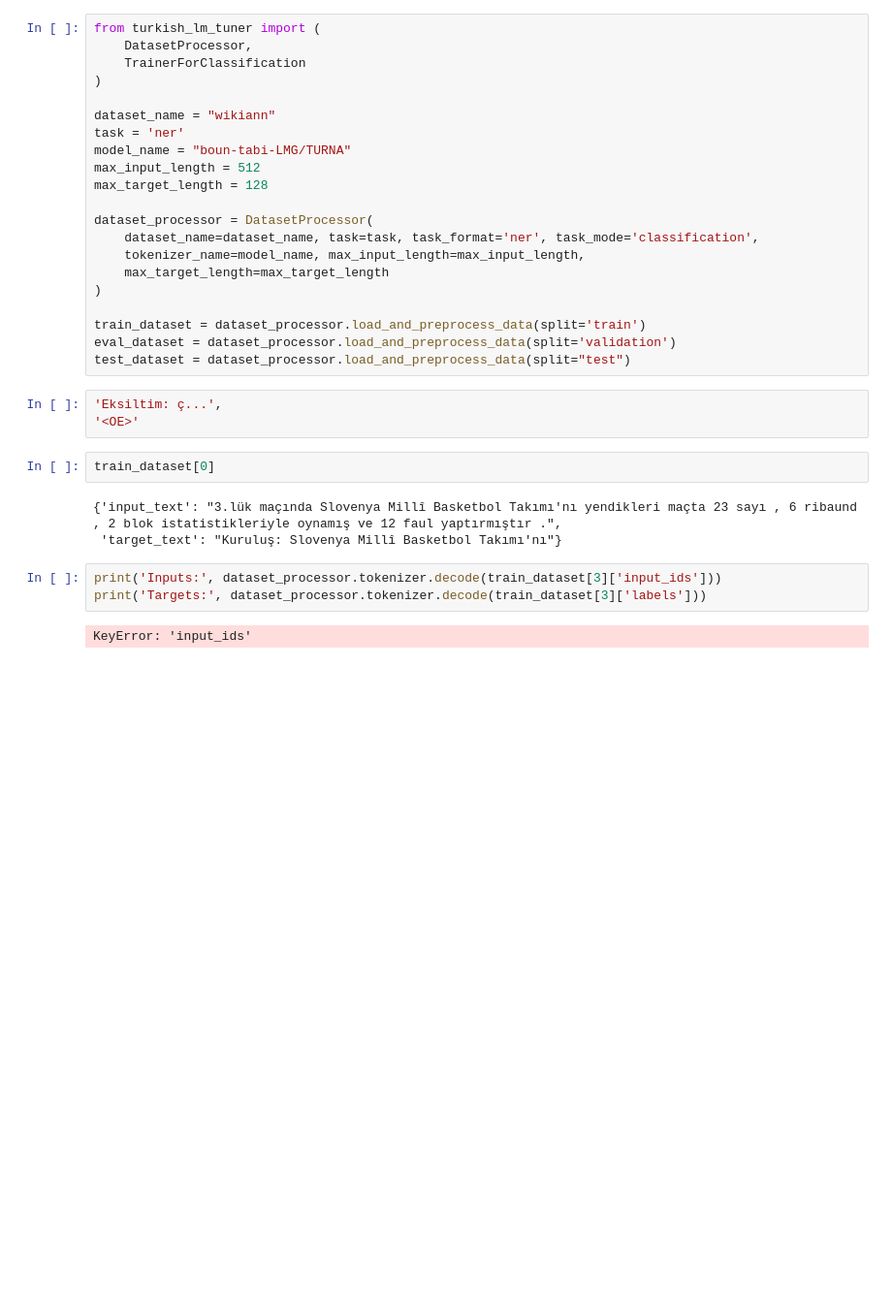
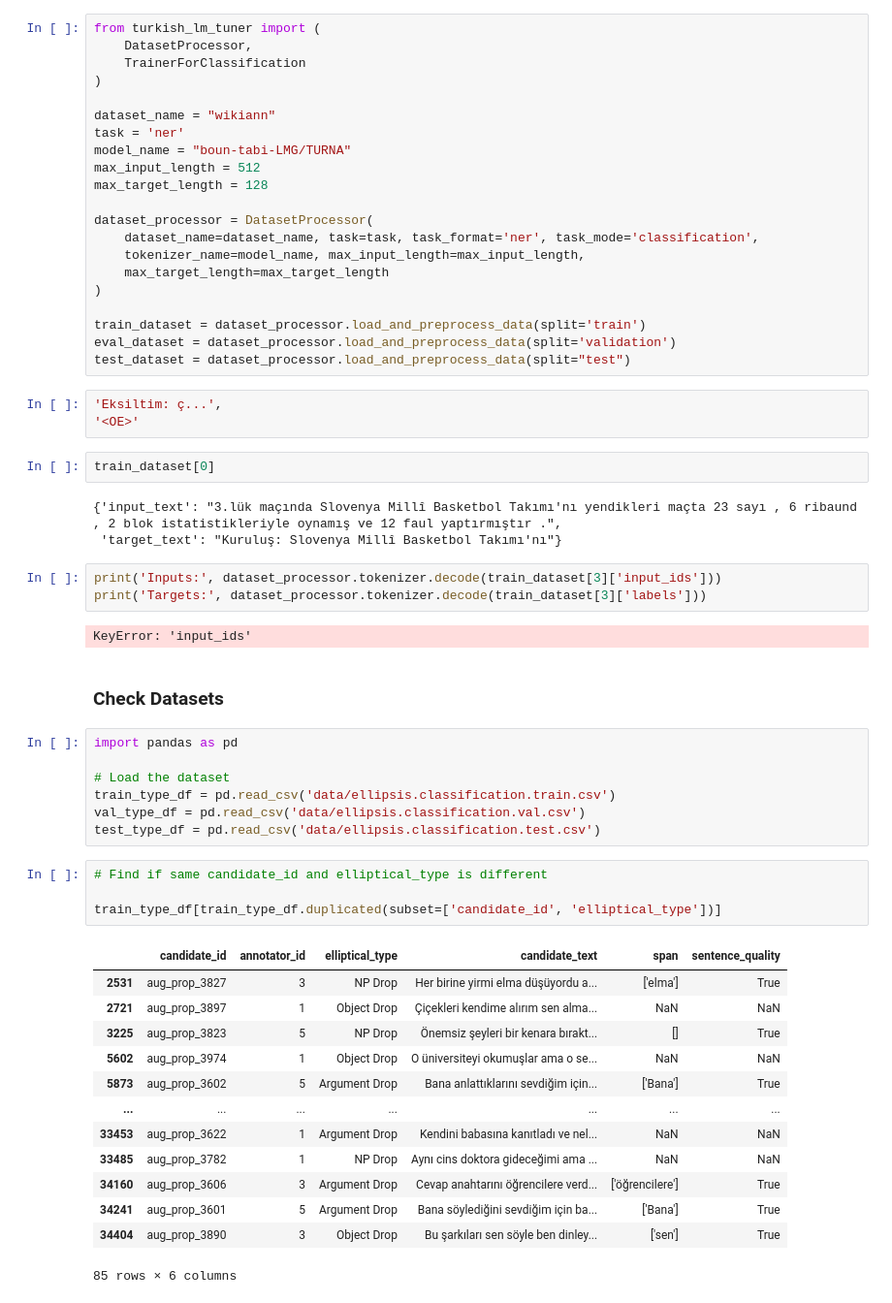
Before and after one commit to karahan-sahin/ellipsis-tr, a Jupyter notebook: main.ipynb, the cells around one changed output. Shown at 97% size. Drawn from its saved outputs; the diff is of its cells as text; blank space fills up the shorter version.

```diff
--- a/main.ipynb
+++ b/main.ipynb
@@ -802,3 +790,30 @@ print('Inputs:', dataset_processor.tokenizer.decode(train_dataset[3]['input_ids'
 print('Targets:', dataset_processor.tokenizer.decode(train_dataset[3]['labels']))
 # %% [output]
 KeyError: 'input_ids'
+# %% [markdown]
+### Check Datasets
+# %%
+import pandas as pd
+
+# Load the dataset
+train_type_df = pd.read_csv('data/ellipsis.classification.train.csv')
+val_type_df = pd.read_csv('data/ellipsis.classification.val.csv')
+test_type_df = pd.read_csv('data/ellipsis.classification.test.csv')
+# %%
+# Find if same candidate_id and elliptical_type is different
+
+train_type_df[train_type_df.duplicated(subset=['candidate_id', 'elliptical_type'])]
+# %% [output]
+|  | candidate_id | annotator_id | elliptical_type | candidate_text | span | sentence_quality |
+| 2531 | aug_prop_3827 | 3 | NP Drop | Her birine yirmi elma düşüyordu a... | ['elma'] | True |
+| 2721 | aug_prop_3897 | 1 | Object Drop | Çiçekleri kendime alırım sen alma... | NaN | NaN |
+| 3225 | aug_prop_3823 | 5 | NP Drop | Önemsiz şeyleri bir kenara bırakt... | [] | True |
+| 5602 | aug_prop_3974 | 1 | Object Drop | O üniversiteyi okumuşlar ama o se... | NaN | NaN |
+| 5873 | aug_prop_3602 | 5 | Argument Drop | Bana anlattıklarını sevdiğim için... | ['Bana'] | True |
+| ... | ... | ... | ... | ... | ... | ... |
+| 33453 | aug_prop_3622 | 1 | Argument Drop | Kendini babasına kanıtladı ve nel... | NaN | NaN |
+| 33485 | aug_prop_3782 | 1 | NP Drop | Aynı cins doktora gideceğimi ama ... | NaN | NaN |
+| 34160 | aug_prop_3606 | 3 | Argument Drop | Cevap anahtarını öğrencilere verd... | ['öğrencilere'] | True |
+| 34241 | aug_prop_3601 | 5 | Argument Drop | Bana söylediğini sevdiğim için ba... | ['Bana'] | True |
+| 34404 | aug_prop_3890 | 3 | Object Drop | Bu şarkıları sen söyle ben dinley... | ['sen'] | True |
+85 rows × 6 columns
```
Also changed, not shown: parts of 8 cells of this notebook, 15 other files.
